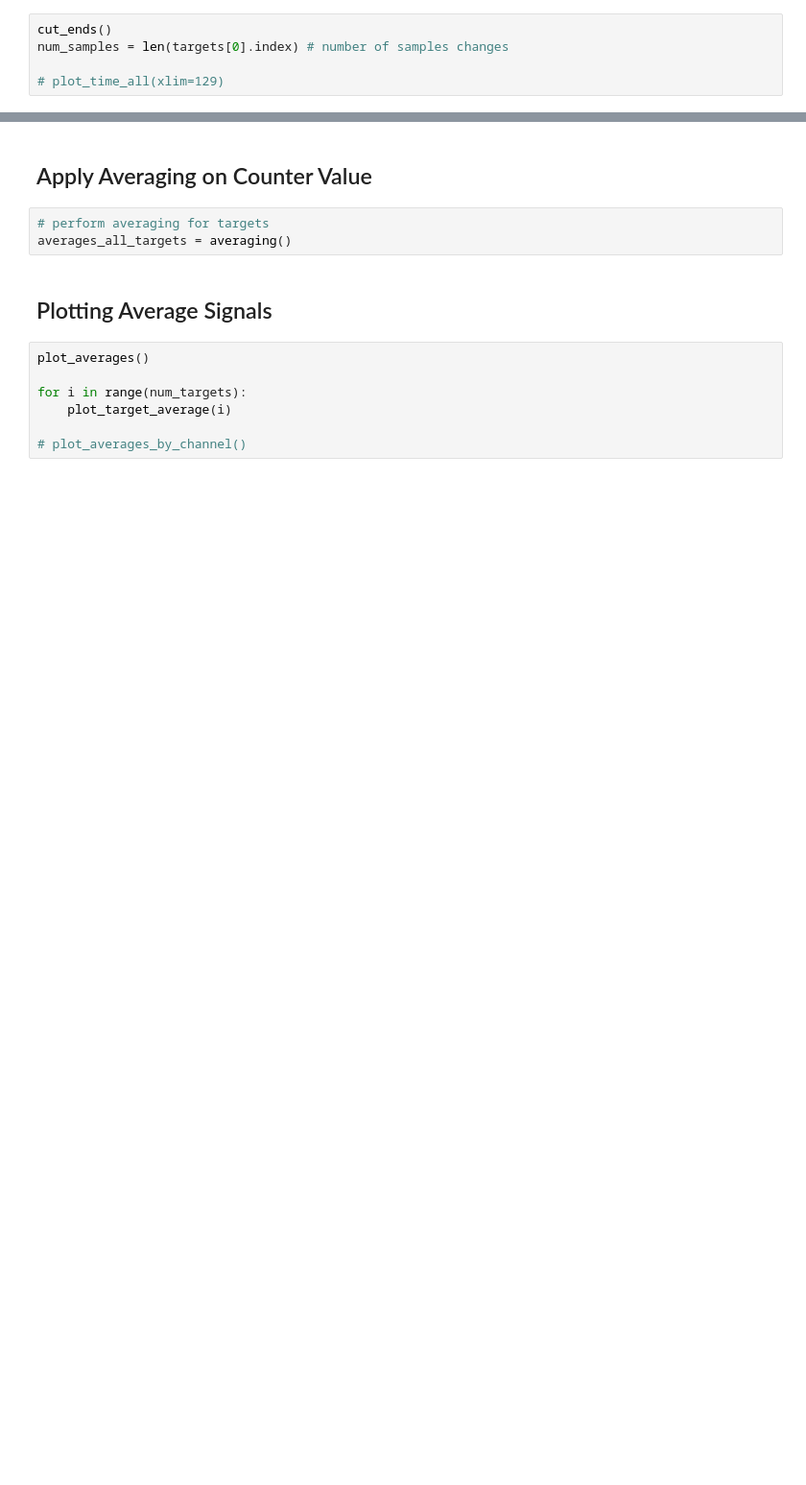
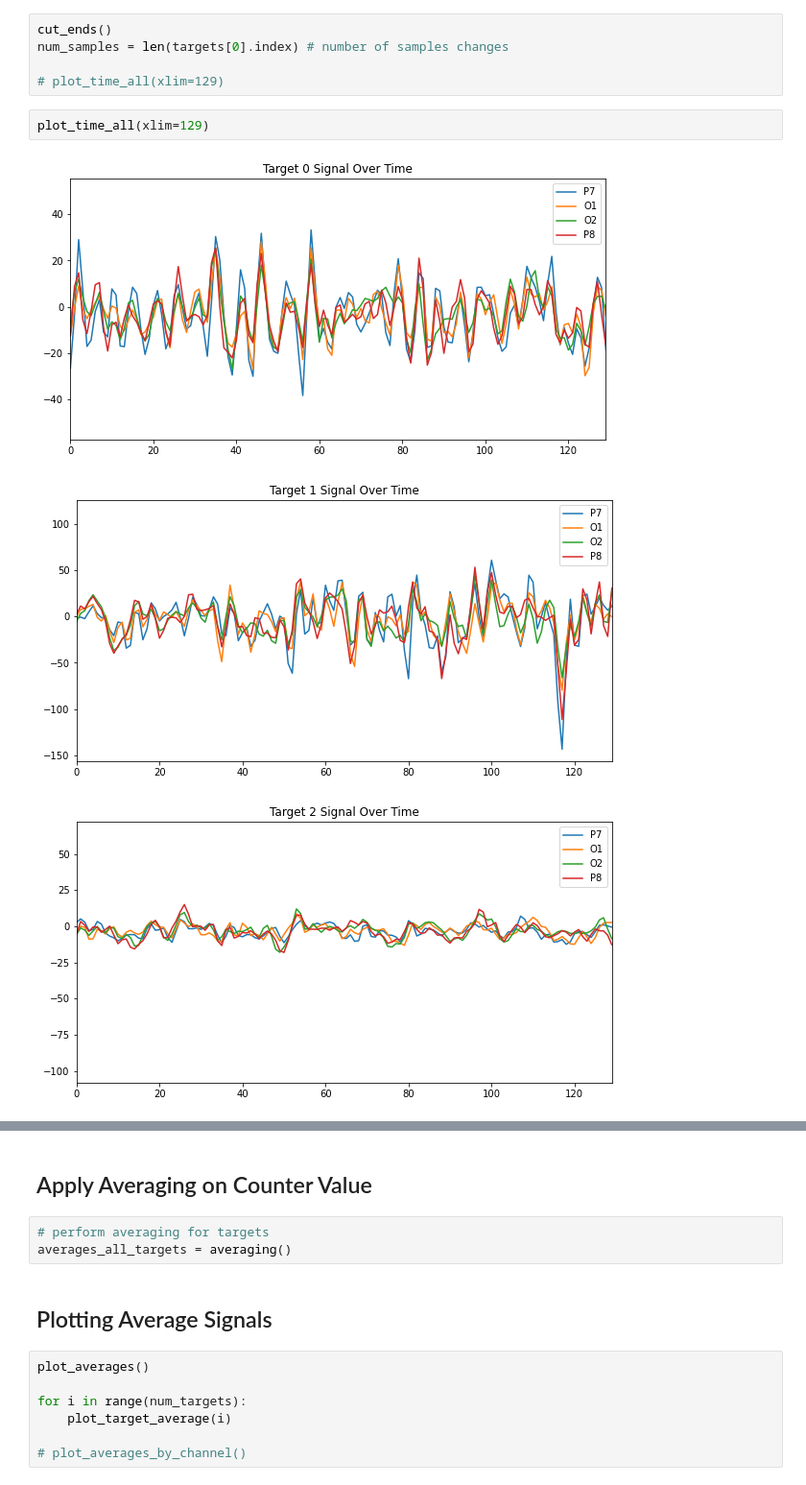
Before and after one commit to PeZeqo/capstone_pokemon_bci, a Jupyter notebook: cca_train.ipynb, the cells around one changed output, grey strips where cells are left out. Shown at 96% size. Saved outputs shown, nothing was run; the diff lists cells and outputs as text; blank space fills up the shorter version.

```diff
--- a/cca_train.ipynb
+++ b/cca_train.ipynb
@@ -194,3 +204,9 @@ cut_ends()
 num_samples = len(targets[0].index) # number of samples changes
 
 # plot_time_all(xlim=129)
+# %%
+plot_time_all(xlim=129)
+# %% [output]
+[figure, added]
+[figure, added]
+[figure, added]
```
Also changed, not shown: parts of 7 cells of this notebook, 2 other files.
